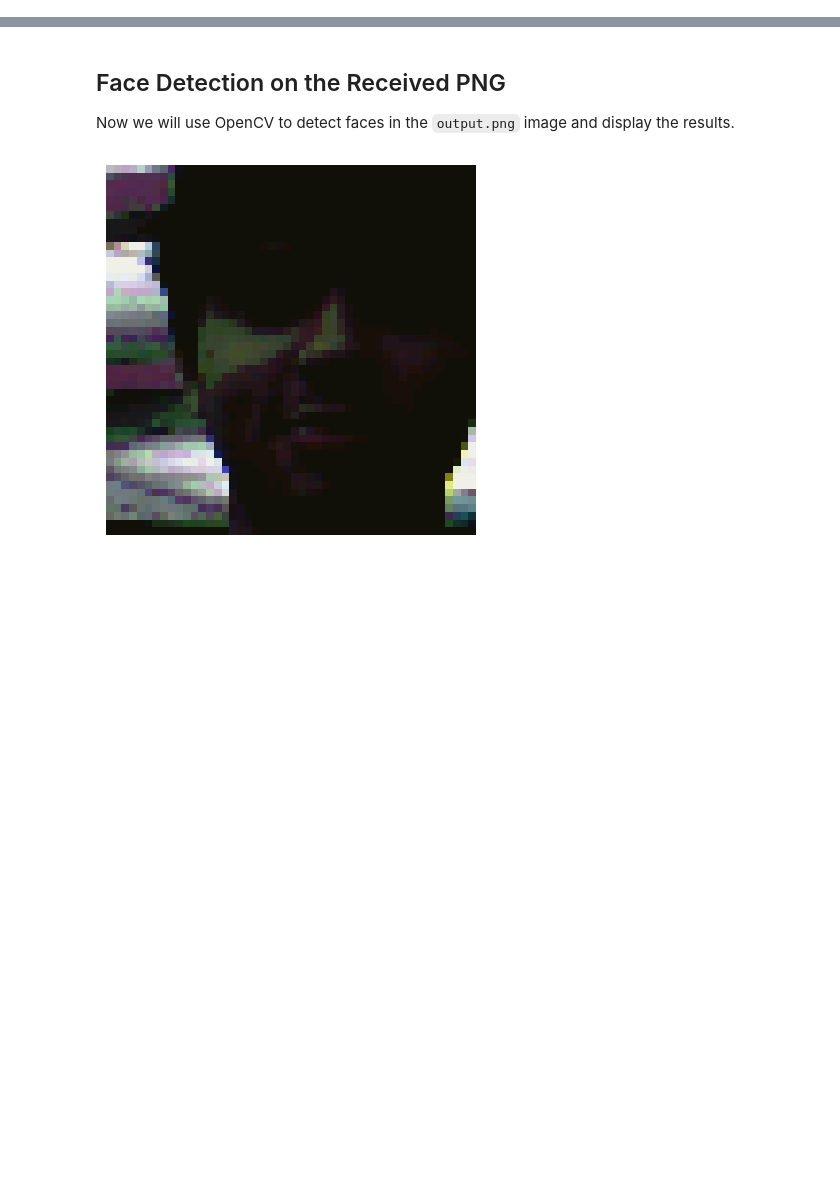
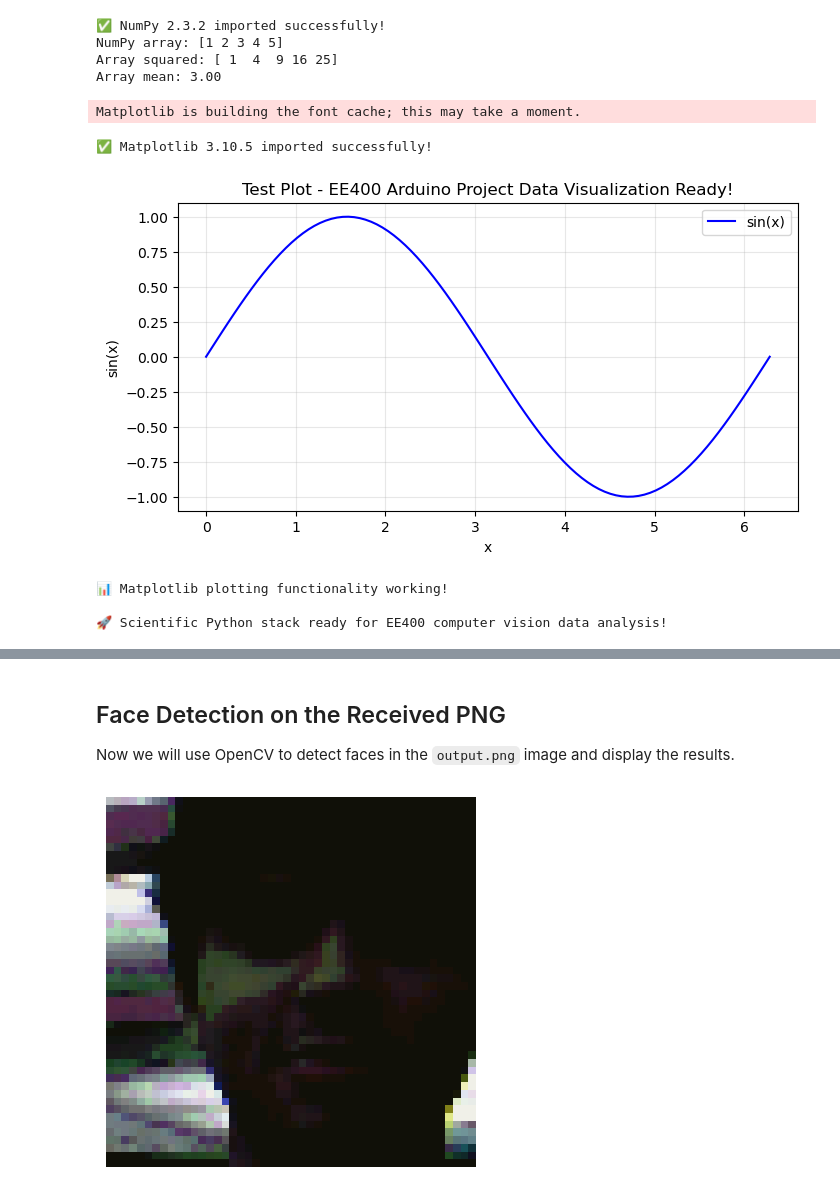
Before and after one commit to keahikountry/EE400-Final-Project, a Jupyter notebook: Untitled-1.ipynb, the cells around one changed output, grey strips where cells are left out. Saved outputs shown, nothing was run; the diff lists cells and outputs as text; code cells hidden in the pictures; blank space fills up the shorter version.

```diff
--- a/Untitled-1.ipynb
+++ b/Untitled-1.ipynb
@@ -0,0 +167,59 @@
+# %%
+# Test NumPy and Matplotlib from Homebrew installation
+import sys
+import os
+
+# Add Homebrew Python packages to path
+sys.path.insert(0, '/opt/homebrew/lib/python3.13/site-packages')
+sys.path.insert(0, '/opt/homebrew/Cellar/python-matplotlib/3.10.5/libexec/lib/python3.13/site-packages')
+
+try:
+    import numpy as np
+    print(f"✅ NumPy {np.__version__} imported successfully!")
+
+    # Test NumPy functionality
+    arr = np.array([1, 2, 3, 4, 5])
+    print(f"NumPy array: {arr}")
+    print(f"Array squared: {arr**2}")
+    print(f"Array mean: {arr.mean():.2f}")
+
+except ImportError as e:
+    print(f"❌ NumPy import failed: {e}")
+
+try:
+    import matplotlib
+    import matplotlib.pyplot as plt
+    print(f"✅ Matplotlib {matplotlib.__version__} imported successfully!")
+
+    # Test matplotlib functionality (basic plot)
+    x = np.linspace(0, 2*np.pi, 100)
+    y = np.sin(x)
+
+    plt.figure(figsize=(8, 4))
+    plt.plot(x, y, 'b-', label='sin(x)')
+    plt.title('Test Plot - EE400 Arduino Project Data Visualization Ready!')
+    plt.xlabel('x')
+    plt.ylabel('sin(x)')
+    plt.legend()
+    plt.grid(True, alpha=0.3)
+    plt.show()
+
+    print("📊 Matplotlib plotting functionality working!")
+
+except ImportError as e:
+    print(f"❌ Matplotlib import failed: {e}")
+except Exception as e:
+    print(f"⚠️ Matplotlib plotting error: {e}")
+
+print("\n🚀 Scientific Python stack ready for EE400 computer vision data analysis!")
+# %% [output]
+✅ NumPy 2.3.2 imported successfully!
+NumPy array: [1 2 3 4 5]
+Array squared: [ 1  4  9 16 25]
+Array mean: 3.00
+Matplotlib is building the font cache; this may take a moment.
+✅ Matplotlib 3.10.5 imported successfully!
+[figure, added]
+📊 Matplotlib plotting functionality working!
+
+🚀 Scientific Python stack ready for EE400 computer vision data analysis!
```
Also changed, not shown: parts of 21 cells of this notebook, 11 other files.
